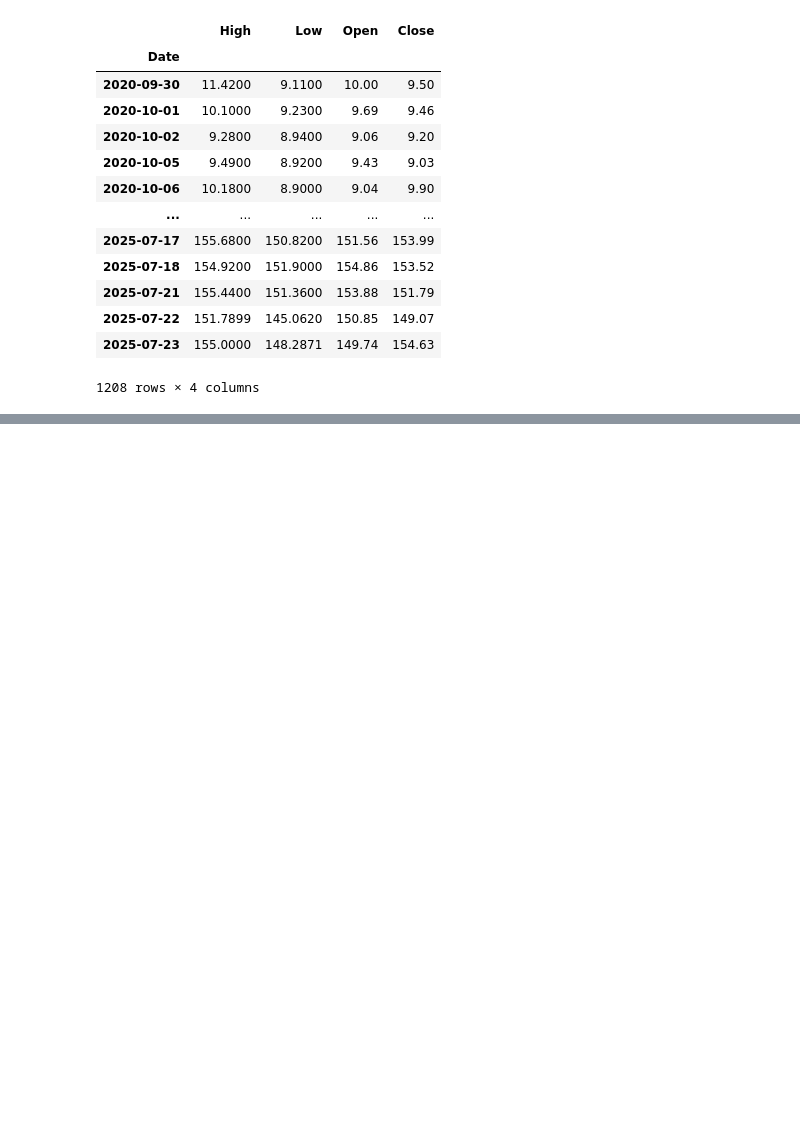
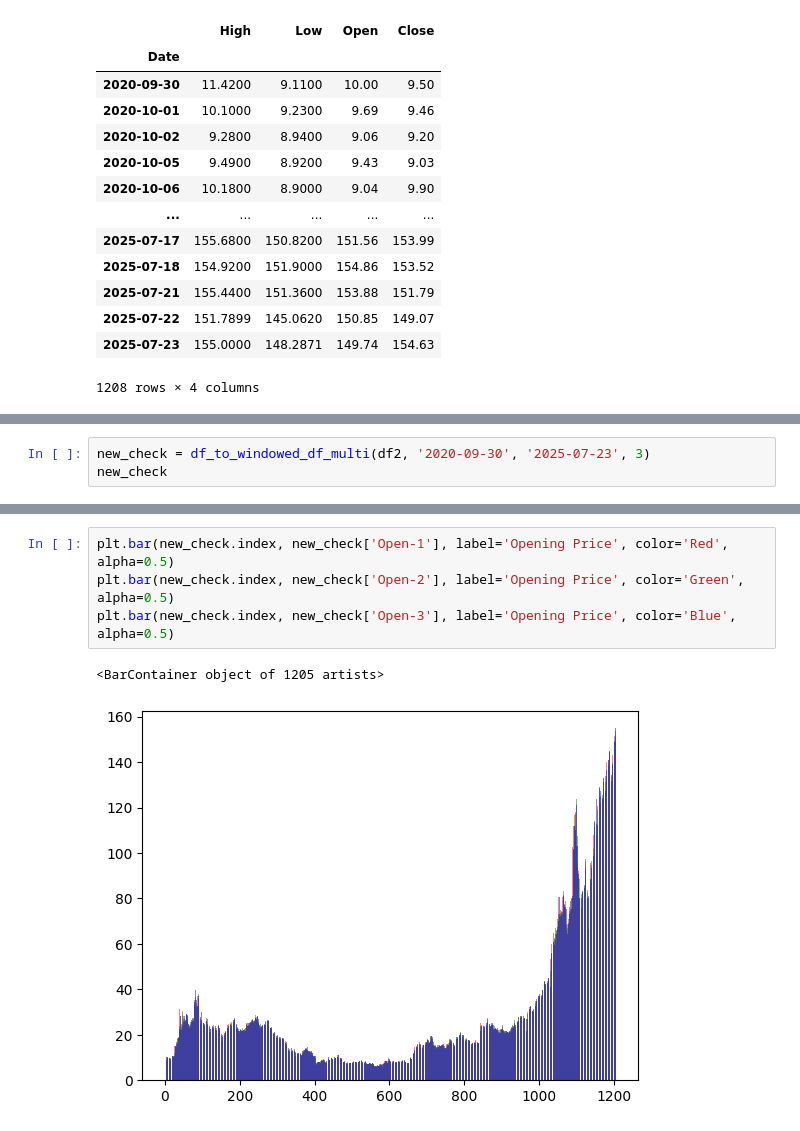
Before and after one commit to chinmay231/Stock-Prediction, a Jupyter notebook: Data_Polish/DataPolish.ipynb, the cells around one changed output, grey strips where cells are left out. Saved outputs shown, nothing was run; the diff lists cells and outputs as text; blank space fills up the shorter version.

```diff
--- a/Data_Polish/DataPolish.ipynb
+++ b/Data_Polish/DataPolish.ipynb
@@ -239,0 +248,3 @@ windowed_df_multi
+# %%
+new_check = df_to_windowed_df_multi(df2, '2020-09-30', '2025-07-23', 3)
+new_check
@@ -239,0 +265,7 @@ windowed_df_multi
+# %%
+plt.bar(new_check.index, new_check['Open-1'], label='Opening Price', color='Red', alpha=0.5)
+plt.bar(new_check.index, new_check['Open-2'], label='Opening Price', color='Green', alpha=0.5)
+plt.bar(new_check.index, new_check['Open-3'], label='Opening Price', color='Blue', alpha=0.5)
+# %% [output]
+<BarContainer object of 1205 artists>
+[figure, added]
```
Also changed, not shown: parts of 4 cells of this notebook.
